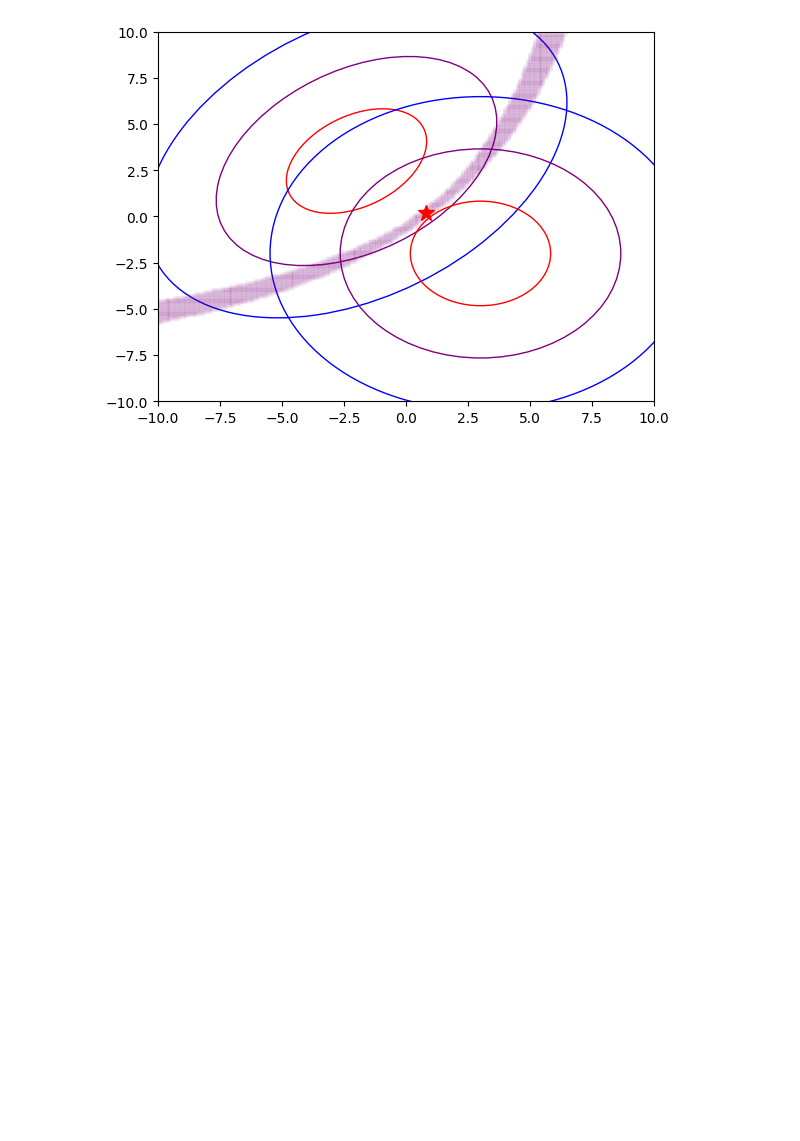
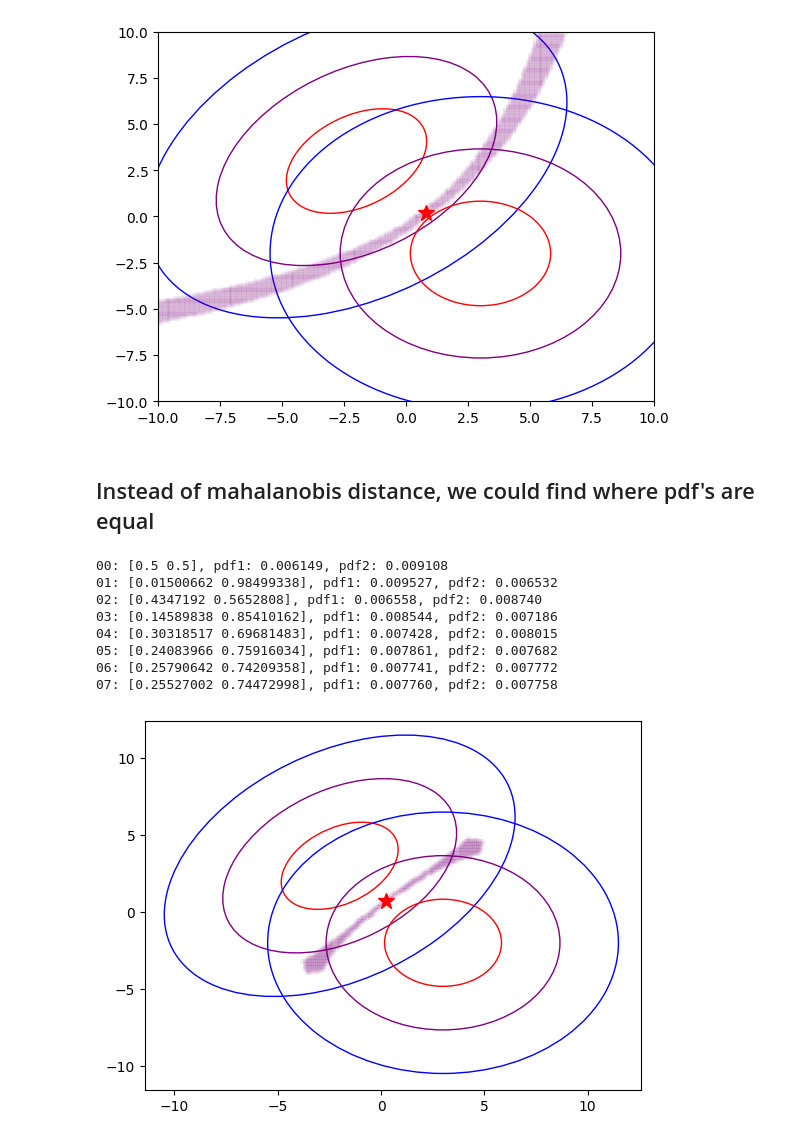
Before and after one commit to scottspurlock/random_research_ideas, a Jupyter notebook: distributions_and_distances.ipynb, the cells around one changed output. Cells and saved outputs as stored; diff of their text form; code cells hidden in the pictures; blank space fills up the shorter version.

Commit message:
Updated to use pdf instead of mahalanobis distance

```diff
--- a/distributions_and_distances.ipynb
+++ b/distributions_and_distances.ipynb
@@ -131,3 +132,57 @@ plt.ylim((-10, 10))
 plt.show()
 # %% [output]
 [figure]
+# %% [markdown]
+## Instead of mahalanobis distance, we could find where pdf's are equal
+# %%
+plt.figure()
+confidence_ellipse(mu1, sigma1, plt.gca(), n_std=1, label=r'$1\sigma$', edgecolor='red')
+confidence_ellipse(mu1, sigma1, plt.gca(), n_std=2, label=r'$2\sigma$', edgecolor='purple')
+confidence_ellipse(mu1, sigma1, plt.gca(), n_std=3, label=r'$3\sigma$', edgecolor='blue')
+
+confidence_ellipse(mu2, sigma2, plt.gca(), n_std=1, label=r'$1\sigma$', edgecolor='red')
+confidence_ellipse(mu2, sigma2, plt.gca(), n_std=2, label=r'$2\sigma$', edgecolor='purple')
+confidence_ellipse(mu2, sigma2, plt.gca(), n_std=3, label=r'$3\sigma$', edgecolor='blue')
+
+# show points on the boundary between distributions
+positions = np.vstack([x.ravel(), y.ravel()]).T # gives n x 2
+for d in positions:
+    # find the pdf for the point under each distribution
+    pdf1 = distribution1.pdf(d)
+    pdf2 = distribution2.pdf(d)
+
+    # if this point in space has equal pdf
+    if np.abs(pdf1 - pdf2) < 1e-3 and pdf1 > 1e-3 and pdf2 > 1e-3:
+        plt.plot(d[0], d[1], '.', color='purple', alpha=0.05)
+
+# find the center point iteratively
+vec = mu1 - mu2
+ratio = 0.5
+mid = mu2 + ratio * vec
+pdf1 = distribution1.pdf(mid)
+pdf2 = distribution2.pdf(mid)
+
+times = 0
+alpha = 1
+while np.abs(pdf1 - pdf2) > 1e-7 and times < 100:
+    print(f'{times:02d}: {mid}, pdf1: {pdf1:.6f}, pdf2: {pdf2:.6f}')
+    times += 1
+    ratio += alpha * (0.5 - pdf1/(pdf1 + pdf2))
+    alpha *= 0.9
+    mid = mu2 + ratio * vec
+
+    pdf1 = distribution1.pdf(mid)
+    pdf2 = distribution2.pdf(mid)
+
+plt.plot(mid[0], mid[1], '*', color='red', markersize=12)
+plt.show()
+# %% [output]
+00: [0.5 0.5], pdf1: 0.006149, pdf2: 0.009108
+01: [0.01500662 0.98499338], pdf1: 0.009527, pdf2: 0.006532
+02: [0.4347192 0.5652808], pdf1: 0.006558, pdf2: 0.008740
+03: [0.14589838 0.85410162], pdf1: 0.008544, pdf2: 0.007186
+04: [0.30318517 0.69681483], pdf1: 0.007428, pdf2: 0.008015
+05: [0.24083966 0.75916034], pdf1: 0.007861, pdf2: 0.007682
+06: [0.25790642 0.74209358], pdf1: 0.007741, pdf2: 0.007772
+07: [0.25527002 0.74472998], pdf1: 0.007760, pdf2: 0.007758
+[figure, added]
```
Also changed, not shown: parts of 1 cell of this notebook.
